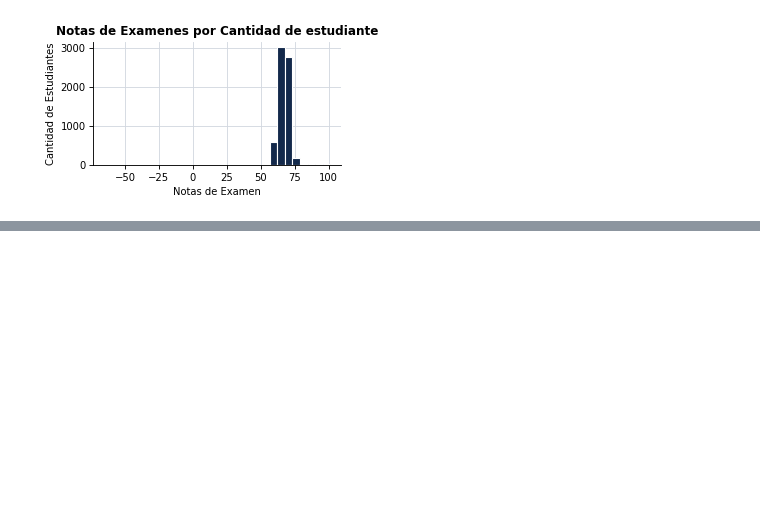
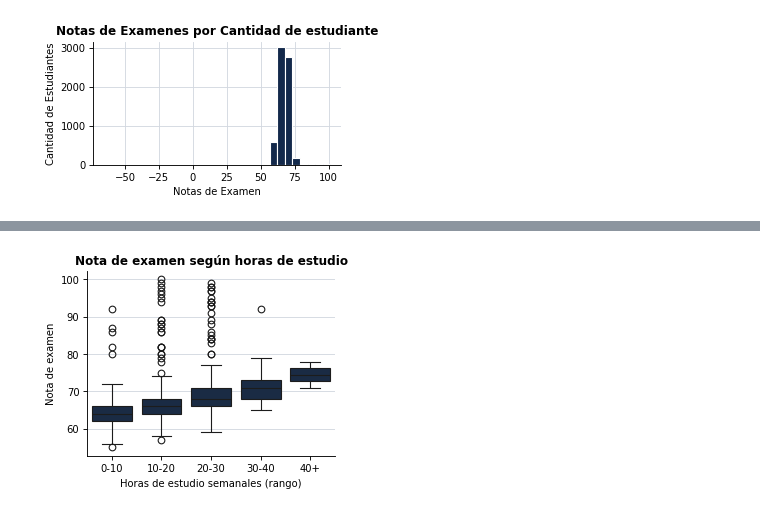
Before and after one commit to riack16/Proyecto-rendimiento-acad-mico, a Jupyter notebook: S100_Equipo4_ParteI.ipynb, the cells around one changed output, grey strips where cells are left out. Saved outputs shown, nothing was run; the diff lists cells and outputs as text; code cells hidden in the pictures; blank space fills up the shorter version.

```diff
--- a/S100_Equipo4_ParteI.ipynb
+++ b/S100_Equipo4_ParteI.ipynb
@@ -153,0 +124,9 @@ Paso 4: Separacion que se va a predecir
+# %%
+# --- Corrección de valores fuera de rango ---
+df['Attendance'] = df['Attendance'].abs()
+df.loc[df['Attendance'] > 100, 'Attendance'] = np.nan
+
+df.loc[(df['Exam_Score'] < 0) | (df['Exam_Score'] > 100), 'Exam_Score'] = np.nan
+
+print("Nulos en Attendance tras la corrección:", df['Attendance'].isna().sum())
+print("Nulos en Exam_Score tras la corrección:", df['Exam_Score'].isna().sum())
@@ -153,0 +235,14 @@ Paso 4: Separacion que se va a predecir
+# %%
+# Agrupamos las horas de estudio en rangos para poder graficarlas como boxplot
+bins = [0, 10, 20, 30, 40, df_clean['Hours_Studied'].max()]
+labels = ['0-10', '10-20', '20-30', '30-40', '40+']
+df_clean['Hours_Studied_bin'] = pd.cut(df_clean['Hours_Studied'], bins=bins, labels=labels, include_lowest=True)
+
+plt.figure(figsize=(4, 3))
+sns.boxplot(data=df_clean, x='Hours_Studied_bin', y='Exam_Score', color=AZUL)
+plt.xlabel('Horas de estudio semanales (rango)')
+plt.ylabel('Nota de examen')
+plt.title('Nota de examen según horas de estudio')
+plt.show()
+# %% [output]
+[figure, added]
```
Also changed, not shown: parts of 27 cells of this notebook.
